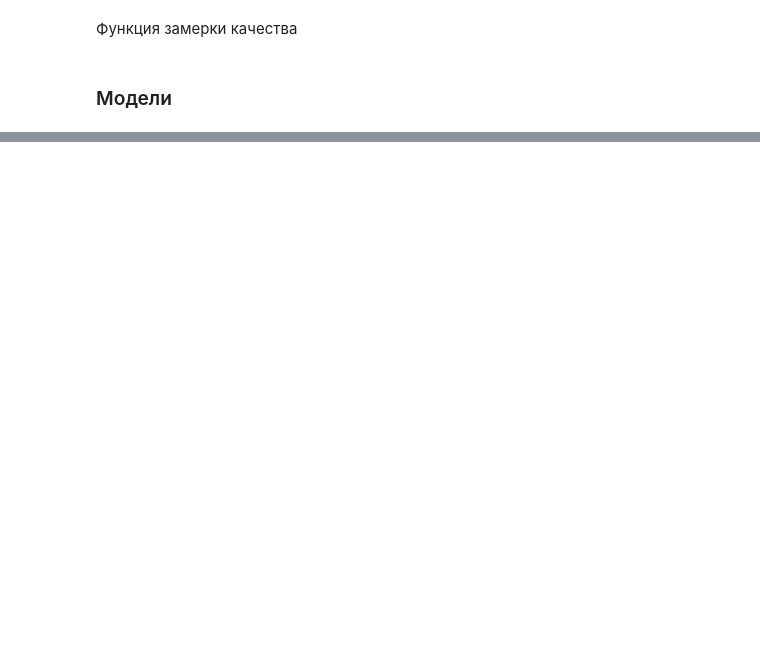
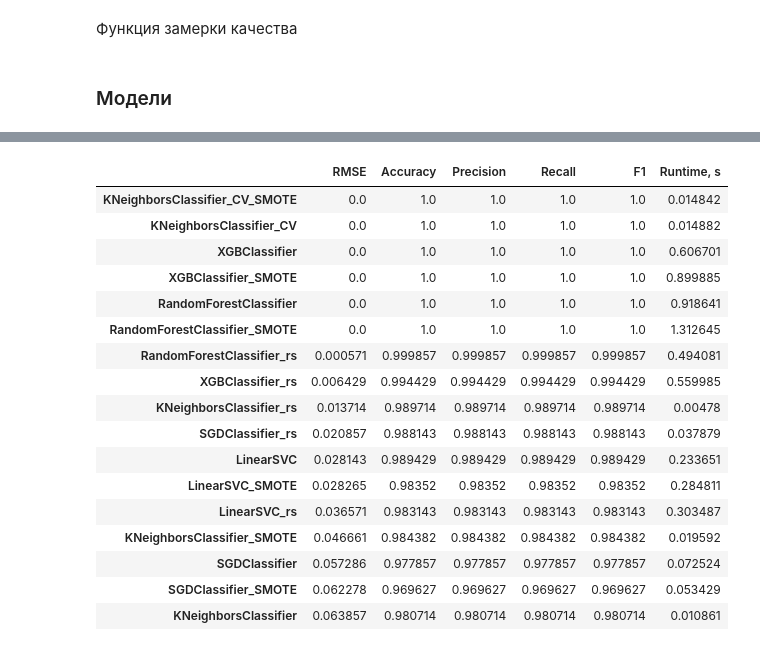
Before and after one commit to shustrov38/neimark_ml_course, a Jupyter notebook: hw1/src/main.ipynb, the cells around one changed output, grey strips where cells are left out. Drawn from its saved outputs; the diff is of its cells as text; code cells hidden in the pictures; blank space fills up the shorter version.

```diff
--- a/hw1/src/main.ipynb
+++ b/hw1/src/main.ipynb
@@ -542,0 +737,21 @@ time_table
+# %%
+metric_table_train.sort_values(by=list(metric_table_train.columns))
+# %% [output]
+|  | RMSE | Accuracy | Precision | Recall | F1 | Runtime, s |
+| KNeighborsClassifier_CV_SMOTE | 0.0 | 1.0 | 1.0 | 1.0 | 1.0 | 0.014842 |
+| KNeighborsClassifier_CV | 0.0 | 1.0 | 1.0 | 1.0 | 1.0 | 0.014882 |
+| XGBClassifier | 0.0 | 1.0 | 1.0 | 1.0 | 1.0 | 0.606701 |
+| XGBClassifier_SMOTE | 0.0 | 1.0 | 1.0 | 1.0 | 1.0 | 0.899885 |
+| RandomForestClassifier | 0.0 | 1.0 | 1.0 | 1.0 | 1.0 | 0.918641 |
+| RandomForestClassifier_SMOTE | 0.0 | 1.0 | 1.0 | 1.0 | 1.0 | 1.312645 |
+| RandomForestClassifier_rs | 0.000571 | 0.999857 | 0.999857 | 0.999857 | 0.999857 | 0.494081 |
+| XGBClassifier_rs | 0.006429 | 0.994429 | 0.994429 | 0.994429 | 0.994429 | 0.559985 |
+| KNeighborsClassifier_rs | 0.013714 | 0.989714 | 0.989714 | 0.989714 | 0.989714 | 0.00478 |
+| SGDClassifier_rs | 0.020857 | 0.988143 | 0.988143 | 0.988143 | 0.988143 | 0.037879 |
+| LinearSVC | 0.028143 | 0.989429 | 0.989429 | 0.989429 | 0.989429 | 0.233651 |
+| LinearSVC_SMOTE | 0.028265 | 0.98352 | 0.98352 | 0.98352 | 0.98352 | 0.284811 |
+| LinearSVC_rs | 0.036571 | 0.983143 | 0.983143 | 0.983143 | 0.983143 | 0.303487 |
+| KNeighborsClassifier_SMOTE | 0.046661 | 0.984382 | 0.984382 | 0.984382 | 0.984382 | 0.019592 |
+| SGDClassifier | 0.057286 | 0.977857 | 0.977857 | 0.977857 | 0.977857 | 0.072524 |
+| SGDClassifier_SMOTE | 0.062278 | 0.969627 | 0.969627 | 0.969627 | 0.969627 | 0.053429 |
+| KNeighborsClassifier | 0.063857 | 0.980714 | 0.980714 | 0.980714 | 0.980714 | 0.010861 |
```
Also changed, not shown: parts of 69 cells of this notebook.
